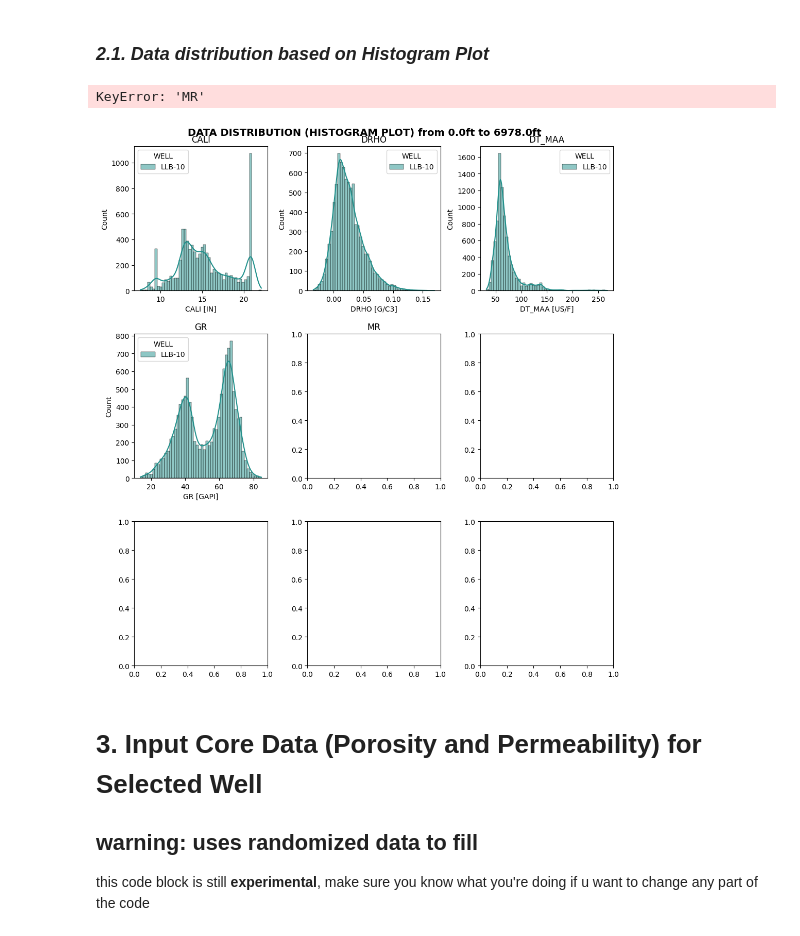
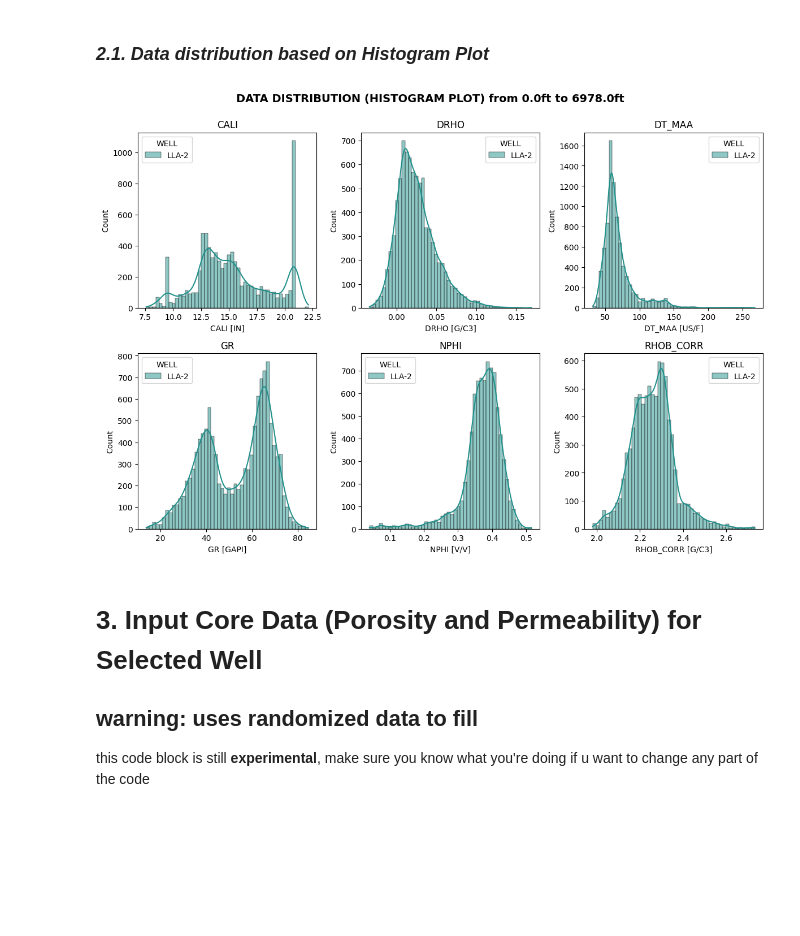
Before and after one commit to ARoyyanF/cuml-tf-model-hydrocarbon-prediction, a Jupyter notebook: BWLI/LLA-2 BWLI_simplified_v2_hydrocarbon layerlabel.ipynb, the cells around one changed output. Cells and saved outputs as stored; diff of their text form; code cells hidden in the pictures; blank space fills up the shorter version.

Commit message:
use llb-10 model to other well (LLA-2 & LLD-14), added layer by layer aggregated classification

```diff
--- a/BWLI/LLA-2 BWLI_simplified_v2_hydrocarbon layerlabel.ipynb
+++ b/BWLI/LLA-2 BWLI_simplified_v2_hydrocarbon layerlabel.ipynb
@@ -53,7 +53,7 @@ def read_las(
     return data
 # %%
 file_name = "./data/raw/lla-2_wire_lima.las"
-well_name = "LLB-10"
+well_name = "LLA-2"
 renamed_columns = {
     "DEPTH": "DEPT",
     "RT": "DR",""
@@ -145,13 +145,12 @@ def histplot(
     plt.tight_layout()
     plt.show()
 # %%
-columns_to_plot = ["CALI", "DRHO", "DT_MAA", "GR", "MR", "SR", "NPHI", "PEF", "RHOB_CORR", "ROP"]
-columns_unit = ["IN", "G/C3", "US/F", "GAPI", "OHMM", "OHMM", "V/V", "B/E", "G/C3", "ft/hr"]
+columns_to_plot = ["CALI", "DRHO", "DT_MAA", "GR", "NPHI", "RHOB_CORR"]
+columns_unit = ["IN", "G/C3", "US/F", "GAPI", "V/V", "G/C3",]
 
 histplot(raw_data, columns_to_plot, columns_unit, axes=(3, 3), fig_size=(12, 12))
 # %% [output]
-KeyError: 'MR'
-[figure, old version]
+[figure, new version]
 # %% [markdown]
 # **3. Input Core Data (Porosity and Permeability) for Selected Well**
 ## warning: uses randomized data to fill
```
Also changed, not shown: parts of 16 cells of this notebook, 4 other files.
